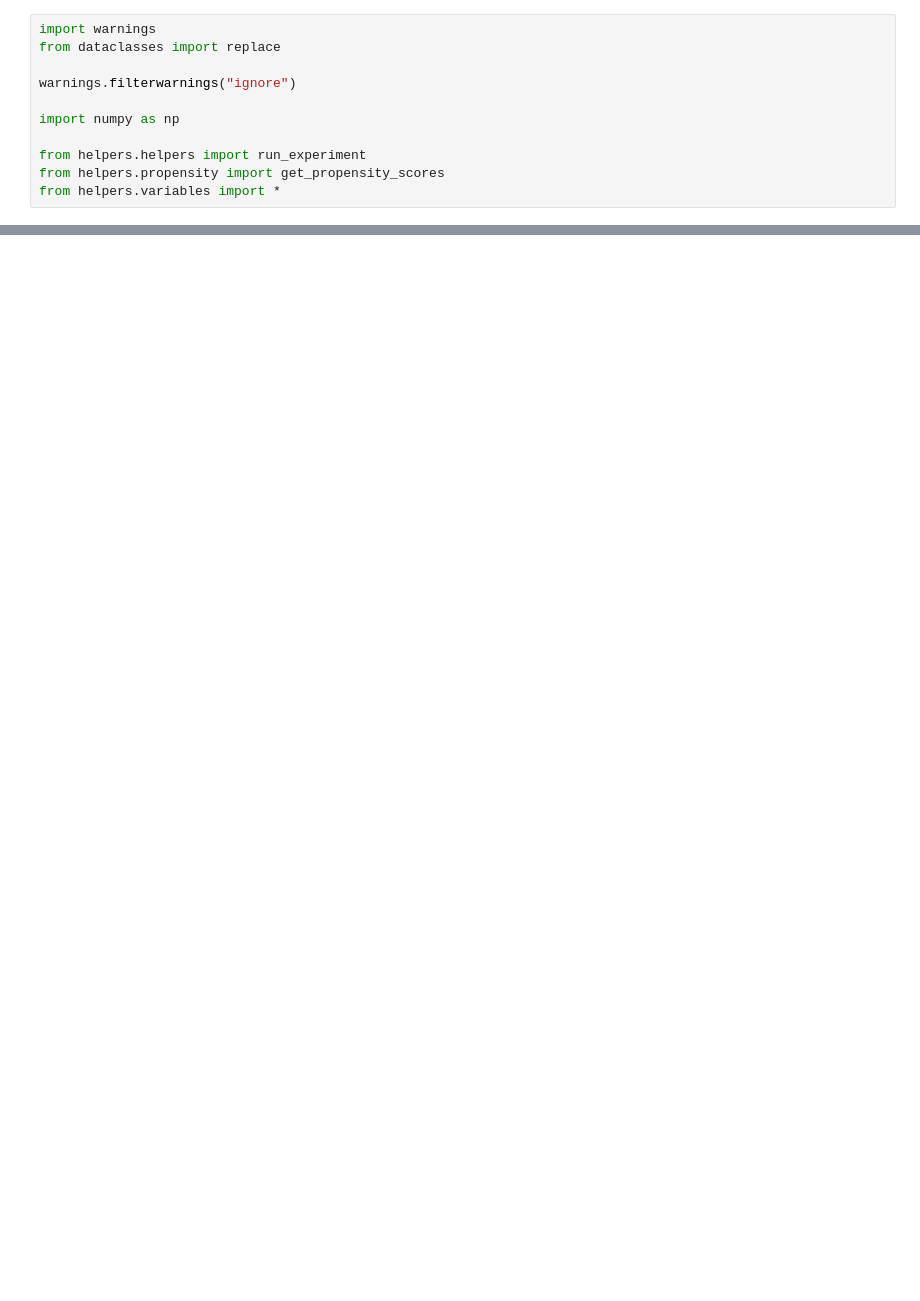
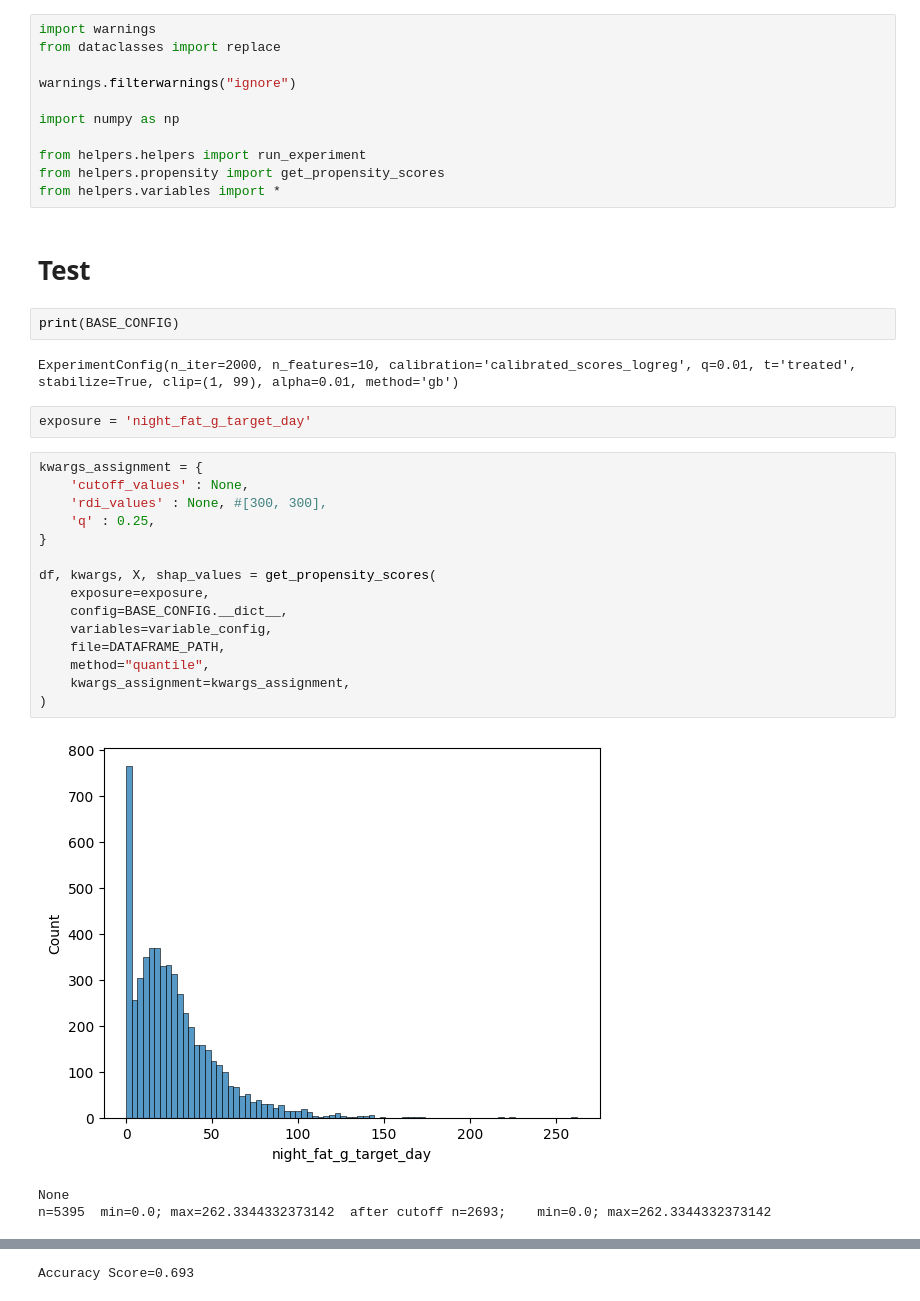
Before and after one commit to mashaashkolnik/causal_framework, a Jupyter notebook: template.ipynb, the cells around one changed output, grey strips where cells are left out. Drawn from its saved outputs; the diff is of its cells as text; blank space fills up the shorter version.

Commit message:
feature: add new supported methods for propensity estimation

```diff
--- a/template.ipynb
+++ b/template.ipynb
@@ -45,3 +45,30 @@ import numpy as np
 from helpers.helpers import run_experiment
 from helpers.propensity import get_propensity_scores
 from helpers.variables import *
+# %% [markdown]
+# Test
+# %%
+print(BASE_CONFIG)
+# %% [output]
+ExperimentConfig(n_iter=2000, n_features=10, calibration='calibrated_scores_logreg', q=0.01, t='treated', stabilize=True, clip=(1, 99), alpha=0.01, method='gb')
+# %%
+exposure = 'night_fat_g_target_day'
+# %%
+kwargs_assignment = {
+    'cutoff_values' : None,
+    'rdi_values' : None, #[300, 300],
+    'q' : 0.25,
+}
+
+df, kwargs, X, shap_values = get_propensity_scores(
+    exposure=exposure,
+    config=BASE_CONFIG.__dict__,
+    variables=variable_config,
+    file=DATAFRAME_PATH,
+    method="quantile",
+    kwargs_assignment=kwargs_assignment,
+)
+# %% [output]
+[figure, added]
+None
+n=5395  min=0.0; max=262.3344332373142  after cutoff n=2693;    min=0.0; max=262.3344332373142
@@ -47,0 +76 @@ from helpers.variables import *
+Accuracy Score=0.693
```
Also changed, not shown: parts of 5 cells of this notebook, 4 other files.
